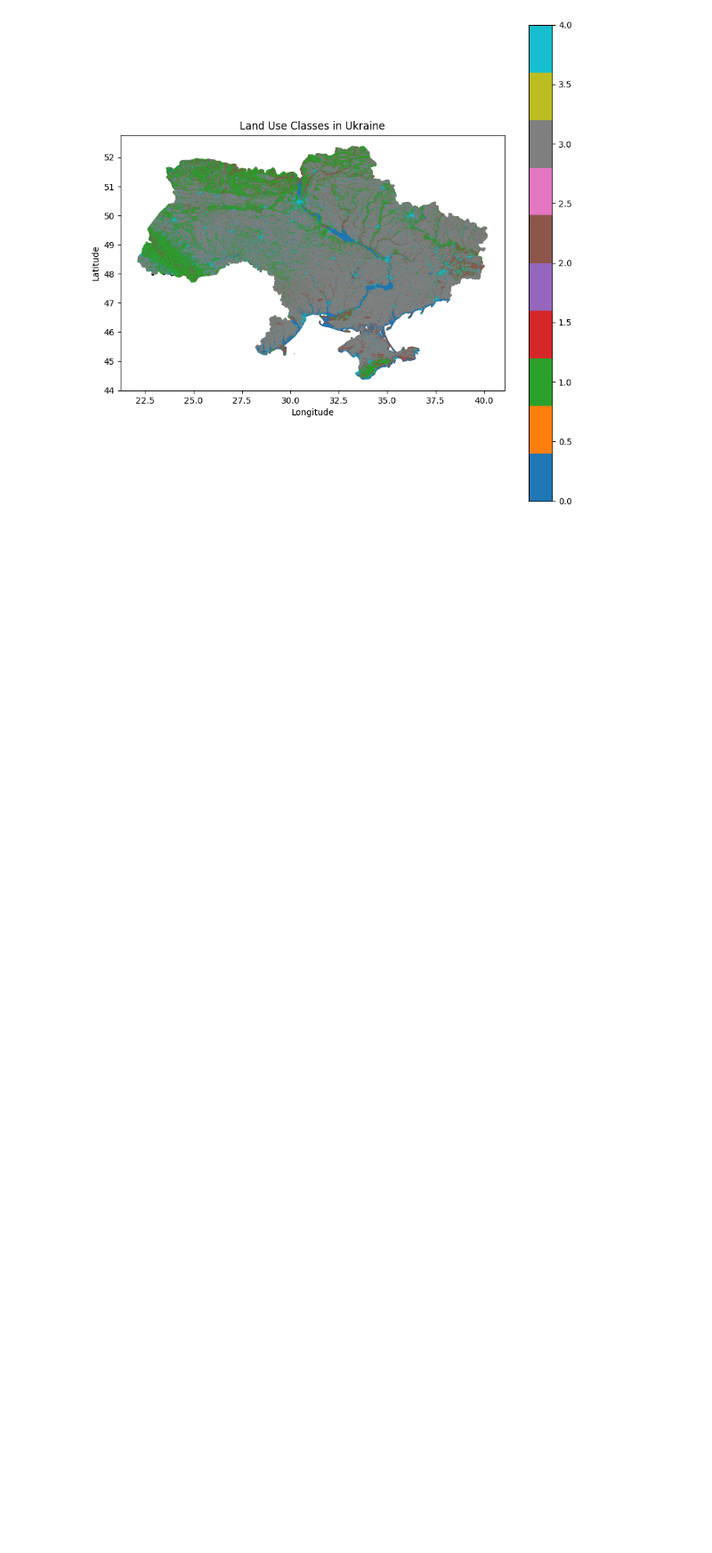
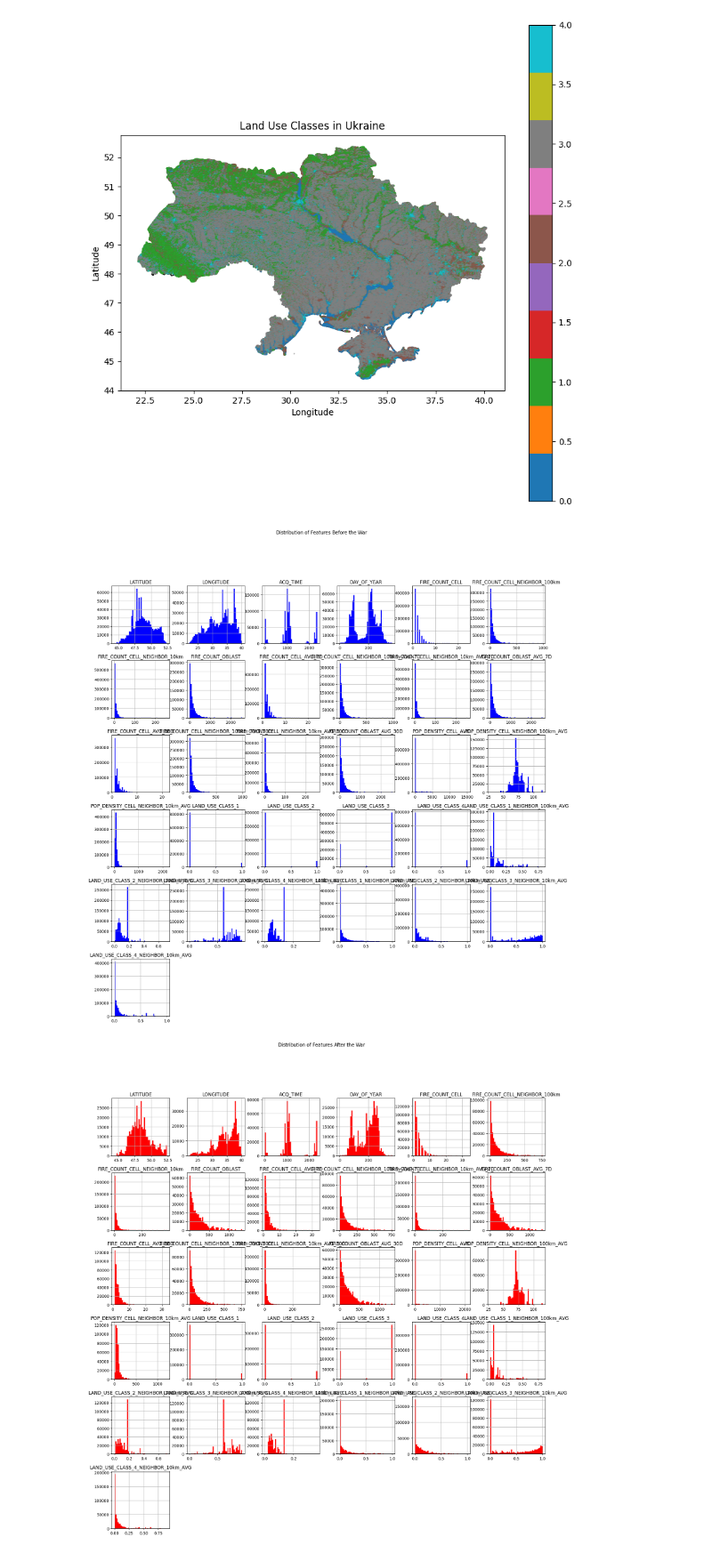
Before and after one commit to GianMan89/war-fire-model, a Jupyter notebook: plotting.ipynb, the cells around one changed output. Shown at 89% size. Drawn from its saved outputs; the diff is of its cells as text; code cells hidden in the pictures; blank space fills up the shorter version.

Commit message:
Update: plots of feature distributions post- and pre-war

```diff
--- a/plotting.ipynb
+++ b/plotting.ipynb
@@ -109,3 +104,25 @@ plt.ylabel('Latitude')
 plt.show()
 # %% [output]
 [figure]
+# %%
+# Plot the distribution of features in the aggregated data for those rows with ACQ_DATE smaller than 2022-02-24 (the first day of the UKR war)
+# and for those rows with ACQ_DATE greater than 2022-02-24
+
+# Load the aggregated data
+aggregated_data = pd.read_csv('input_data/processed/aggregated_data_001.csv')
+
+# Filter the data
+data_before_war = aggregated_data[aggregated_data['ACQ_DATE'] < '2022-02-24']
+data_after_war = aggregated_data[aggregated_data['ACQ_DATE'] >= '2022-02-24']
+
+# Plot the distribution of features, before and after the war
+data_before_war.hist(figsize=(20, 20), color='blue', bins=50)
+plt.suptitle('Distribution of Features Before the War')
+plt.show()
+
+data_after_war.hist(figsize=(20, 20), color='red', bins=50)
+plt.suptitle('Distribution of Features After the War')
+plt.show()
+# %% [output]
+[figure, added]
+[figure, added]
```
Also changed, not shown: parts of 3 cells of this notebook.
